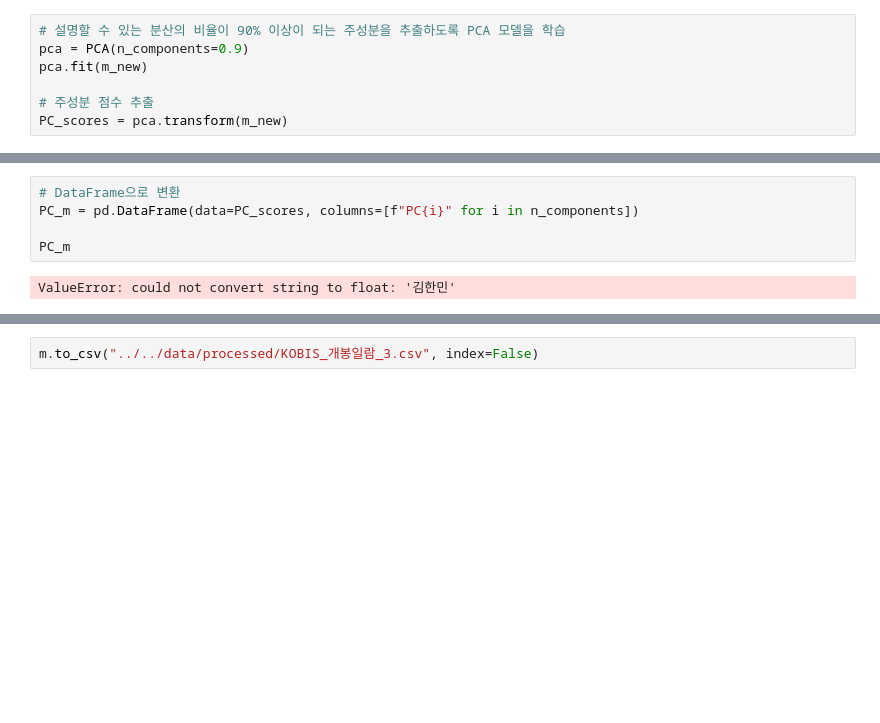
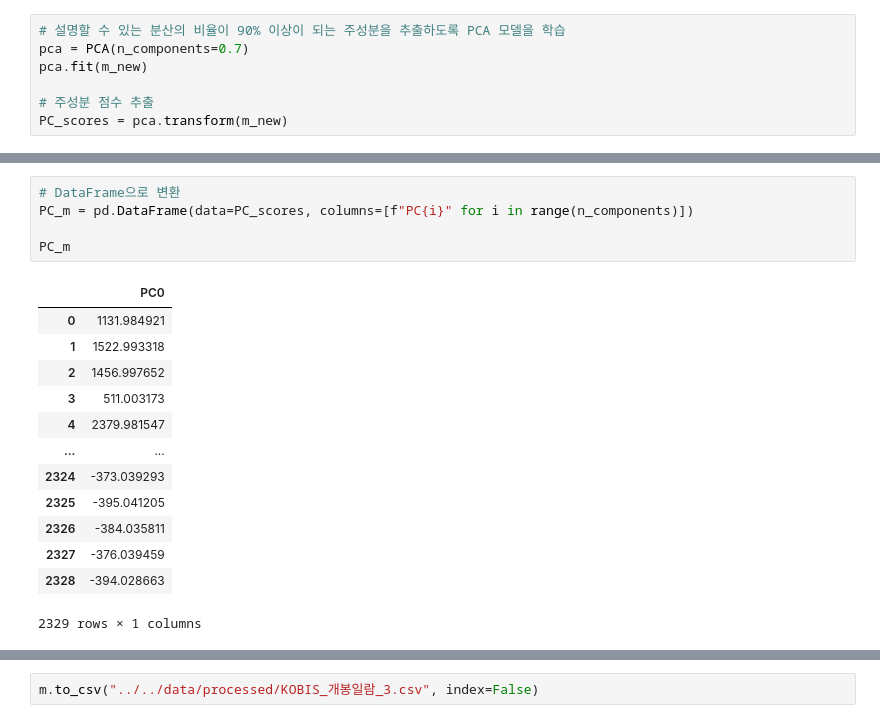
Before and after one commit to Dacon-ai-RunningFive/Dacon-AI, a Jupyter notebook: movie/notebooks/preprocessing/preprocessing2.ipynb, the cells around one changed output, grey strips where cells are left out. Cells and saved outputs as stored; diff of their text form; blank space fills up the shorter version.

```diff
--- a/movie/notebooks/preprocessing/preprocessing2.ipynb
+++ b/movie/notebooks/preprocessing/preprocessing2.ipynb
@@ -127,6 +152,6 @@ m_new
 # %%
 # 설명할 수 있는 분산의 비율이 90% 이상이 되는 주성분을 추출하도록 PCA 모델을 학습
-pca = PCA(n_components=0.9)
+pca = PCA(n_components=0.7)
 pca.fit(m_new)
 
 # 주성분 점수 추출
@@ -152,10 +187,22 @@ Number of components: 1
 # %%
 # DataFrame으로 변환
-PC_m = pd.DataFrame(data=PC_scores, columns=[f"PC{i}" for i in n_components])
+PC_m = pd.DataFrame(data=PC_scores, columns=[f"PC{i}" for i in range(n_components)])
 
 PC_m
 # %% [output]
+|  | PC0 |
+| 0 | 1131.984921 |
+| 1 | 1522.993318 |
+| 2 | 1456.997652 |
+| 3 | 511.003173 |
+| 4 | 2379.981547 |
+| ... | ... |
+| 2324 | -373.039293 |
+| 2325 | -395.041205 |
+| 2326 | -384.035811 |
+| 2327 | -376.039459 |
+| 2328 | -394.028663 |
-ValueError: could not convert string to float: '김한민'
+2329 rows × 1 columns
 # %%
 corr_matrix = PC_m.corr()
 plt.matshow(corr_matrix, cmap="coolwarm")
```
Also changed, not shown: parts of 11 cells of this notebook, 3 other files.
